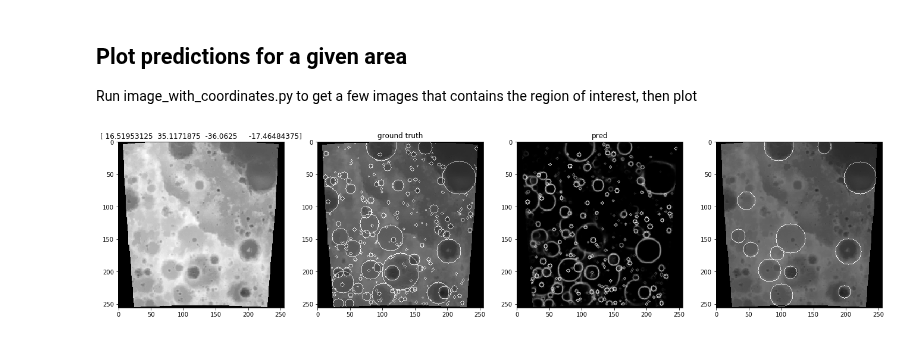
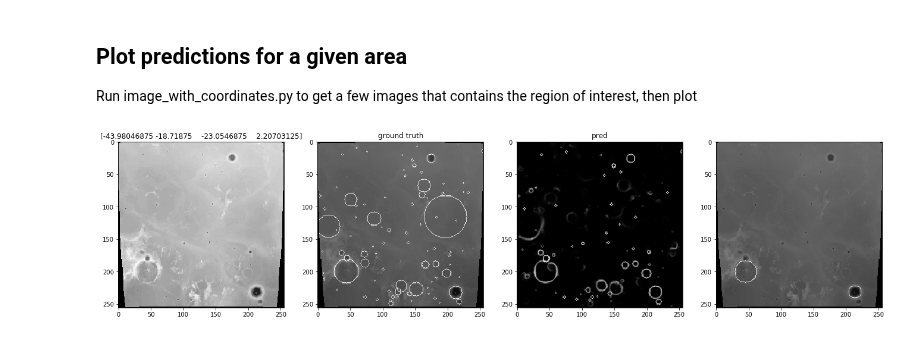
Before and after one commit to silburt/moon-craters, a Jupyter notebook: Image_Plotter.ipynb, the cells around one changed output. Saved outputs shown, nothing was run; the diff lists cells and outputs as text; code cells hidden in the pictures.

```diff
--- a/Image_Plotter.ipynb
+++ b/Image_Plotter.ipynb
@@ -174,7 +174,8 @@ preds = h5py.File('%s/HEAD_%spreds_n30000_final.hdf5'%(dirssh2,dtype), 'r')[dtyp
 def get_id(i, zeropad=5):
     return 'img_{i:0{zp}d}'.format(i=i, zp=zeropad)
 # %%
-i=865    #49, 865, 1, 622
+i=49    #large craters: 49, 865, 1, 622
+#i=665     #small craters: 538
 f, (ax1, ax2, ax3, ax4) = plt.subplots(1,4, figsize=[23, 8])
 
 img = imgs['input_images'][i]/255.
@@ -184,32 +185,32 @@ img[img>0] = 0.1 + (img[img>0] - minn)*(0.9)/(maxx - minn) #linear re-scaling
 pred = preds[i].copy()
 #pred[pred < 0.1] = 0
 #pred[pred >= 0.1] = 1
 
 ax1.imshow(img,origin='upper',cmap="Greys_r")
 ax2.imshow(img,origin='upper',cmap="Greys_r")
 ax2.imshow(imgs['target_masks'][i],origin='upper', cmap="Greys_r",alpha=0.5)
 #ax3.imshow(img,origin='upper',cmap="Greys_r")
 ax3.imshow(pred,origin='upper', cmap="Greys_r",alpha=1)
 
 ########### extract crater dist ###########
 minrad=10
 maxrad=50
 llt2=70
 rt=1
-template_thresh=0.4
+template_thresh=0.6
 target_thresh=0.1
 coords = template_match_target(pred,minrad,maxrad,llt2,rt,template_thresh,target_thresh)
 cimg = cv2.cvtColor(pred.astype(np.uint8), cv2.COLOR_GRAY2BGR)
 for c in coords:
     x,y,r = c
     cv2.circle(cimg,(int(x),int(y)),int(r),(255,255,255),thickness=1)
 ax4.imshow(img,origin='upper', cmap="Greys_r")
 ax4.imshow(cimg,origin='upper', cmap="Greys_r",alpha=0.5)
 ########### extract crater dist ###########
 
 ax2.set_title('ground truth')
 ax3.set_title('pred')
 ax1.set_title(imgs['longlat_bounds'][get_id(i)][...])
 plt.savefig('output_dir/images/large_circ_errs/img%d_tt%.2f.png'%(i,template_thresh))
 # %% [output]
-[figure, old version]
+[figure, new version]
```
Also changed, not shown: 3 other files.
